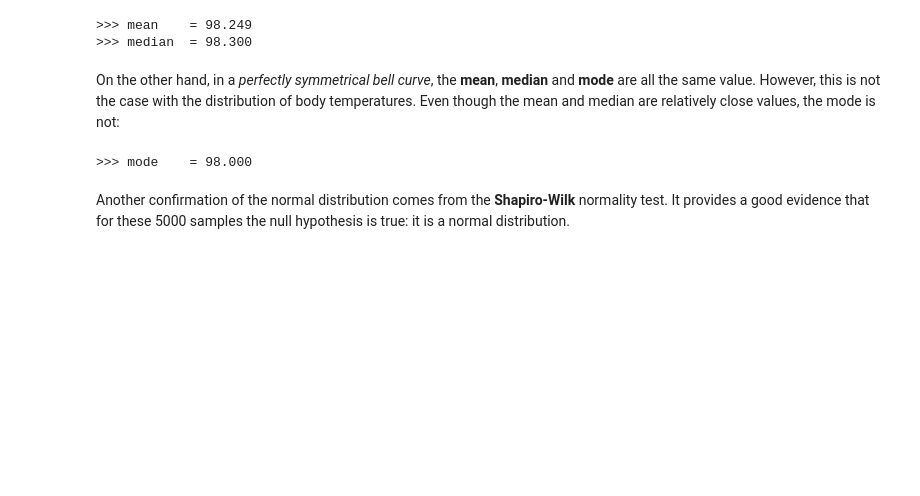
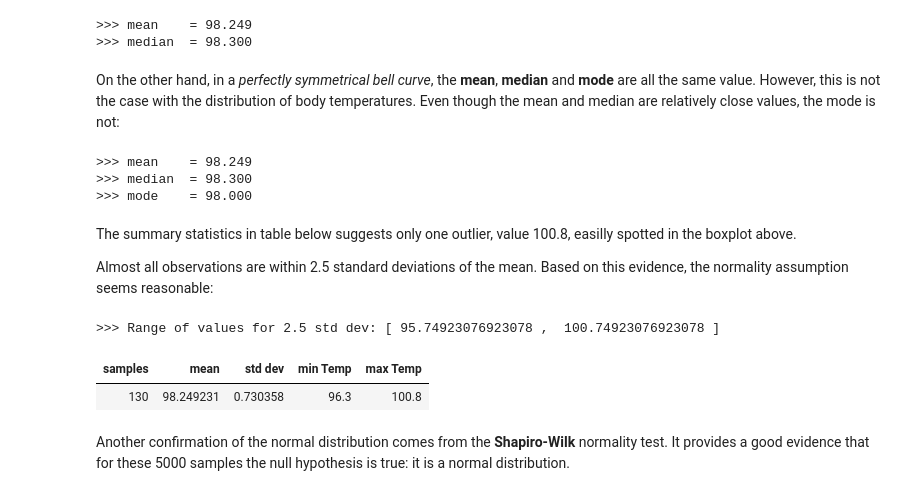
Before and after one commit to karlphillip/DataScience, a Jupyter notebook: Mini Projects/human_body_temperature_using_eda/sliderule_dsi_inferential_statistics_exercise_1.ipynb, the cells around one changed output. Cells and saved outputs as stored; diff of their text form; code cells hidden in the pictures; blank space fills up the shorter version.

```diff
--- a/Mini Projects/human_body_temperature_using_eda/sliderule_dsi_inferential_statistics_exercise_1.ipynb
+++ b/Mini Projects/human_body_temperature_using_eda/sliderule_dsi_inferential_statistics_exercise_1.ipynb
@@ -195,9 +197,37 @@ print('>>> median  = %.3f' % np.median(df.temperature))
 On the other hand, in a *perfectly symmetrical bell curve*, the **mean**, **median** and **mode** are all the same value. However, this is not the case with the distribution of body temperatures. Even though the mean and median are relatively close values, the mode is not:
 # %%
 import scipy
+print('>>> mean    = %.3f' % np.mean(df.temperature))
+print('>>> median  = %.3f' % np.median(df.temperature))
 print('>>> mode    = %.3f' % scipy.stats.mode(df.temperature)[0][0])
 # %% [output]
+>>> mean    = 98.249
+>>> median  = 98.300
 >>> mode    = 98.000
+# %% [markdown]
+The summary statistics in table below suggests only one outlier, value 100.8, easilly spotted in the boxplot above.
+
+Almost all observations are within 2.5 standard deviations of the mean. Based on this evidence, the normality assumption seems reasonable:
+# %%
+print('>>> Range of values for 2.5 std dev: [', np.mean(df.temperature)-2.5, ', ', np.mean(df.temperature)+2.5, ']')
+
+summary_df = pd.DataFrame({ 'samples' : df.temperature.shape[0],
+                            'mean'    : np.mean(df.temperature),
+                            'std dev' : np.std(df.temperature),
+                            'min Temp': df.temperature.min(),
+                            'max Temp': df.temperature.max() },
+                          index=[0])
+
+# specify columns orders
+summary_df = summary_df[['samples', 'mean', 'std dev', 'min Temp', 'max Temp']]
+
+# hide index when display the table
+from IPython.display import HTML
+HTML(summary_df.to_html(index=False))
+# %% [output]
+>>> Range of values for 2.5 std dev: [ 95.74923076923078 ,  100.74923076923078 ]
+| samples | mean | std dev | min Temp | max Temp |
+| 130 | 98.249231 | 0.730358 | 96.3 | 100.8 |
 # %% [markdown]
 Another confirmation of the normal distribution comes from the **Shapiro-Wilk** normality test. It provides a good evidence that for these 5000 samples the null hypothesis is true: it is a normal distribution.
 # %%
```
Also changed, not shown: parts of 25 cells of this notebook.
